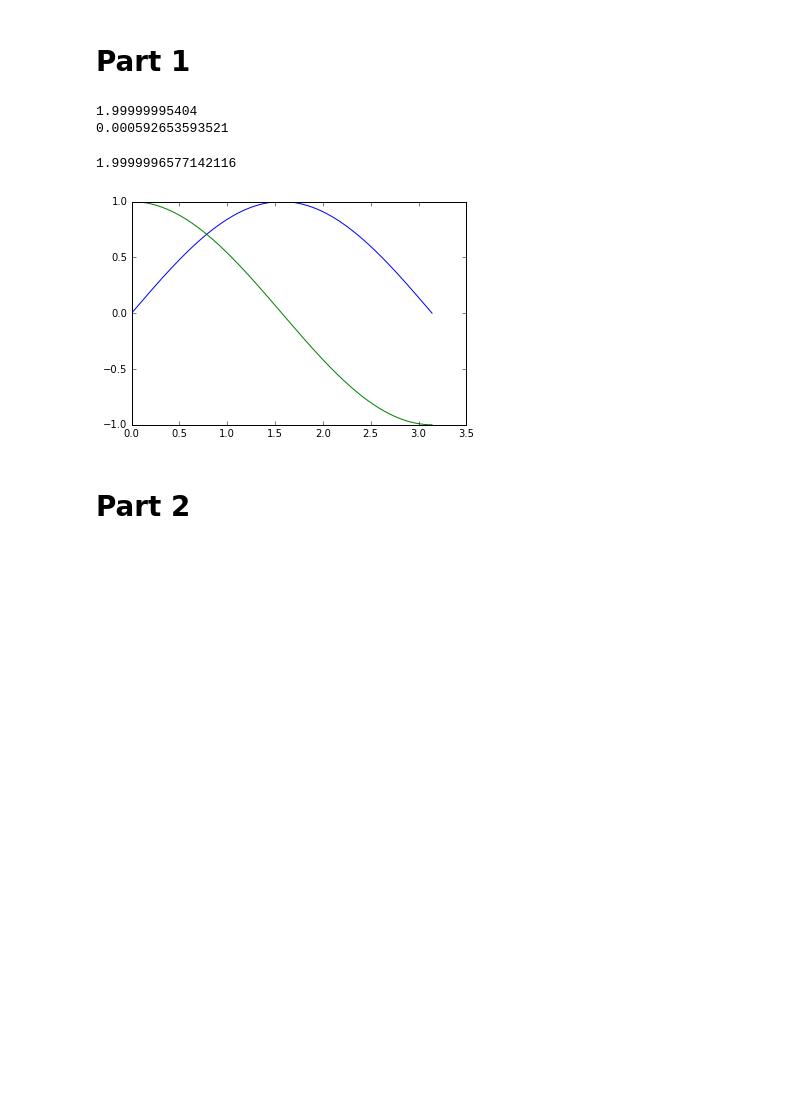
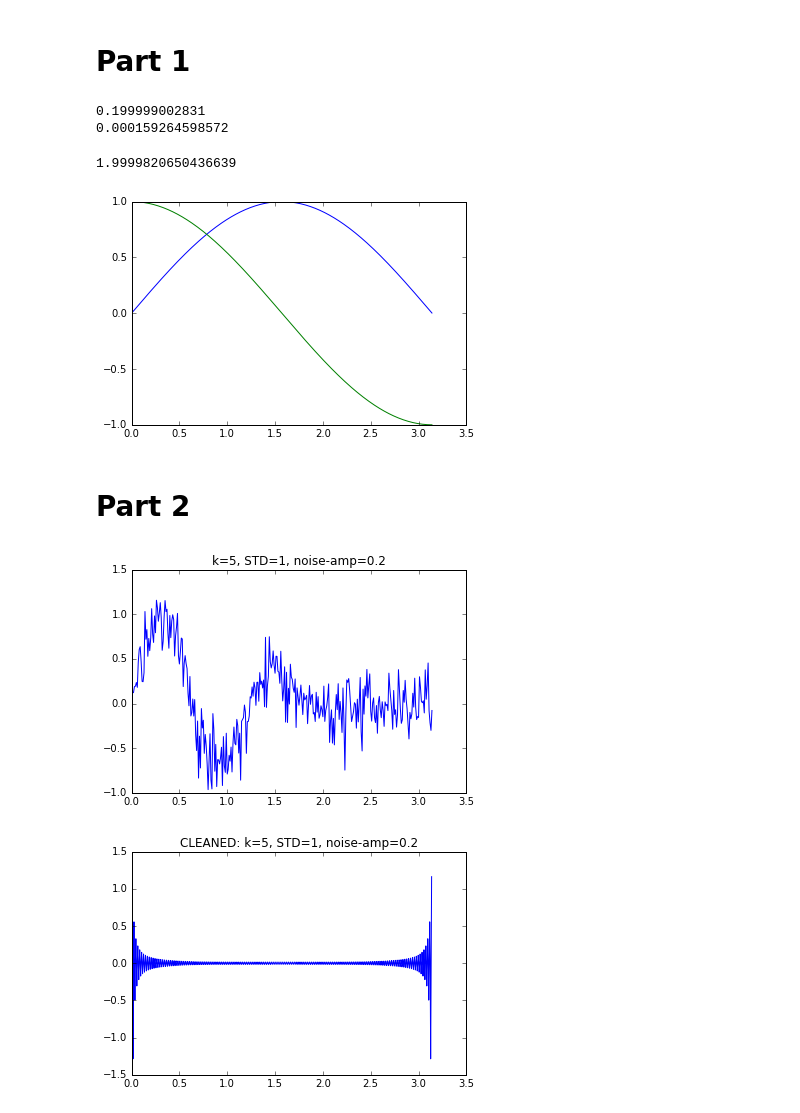
Before and after one commit to physics91si/s1dav1s-lab5, a Jupyter notebook: Lab 5.ipynb, the cells around one changed output. Drawn from its saved outputs; the diff is of its cells as text; code cells hidden in the pictures; blank space fills up the shorter version.

```diff
--- a/Lab 5.ipynb
+++ b/Lab 5.ipynb
@@ -7,14 +7,14 @@ import numpy as np
 import matplotlib.pyplot as plt
 import scipy.integrate as integrate
 
-
+plt.figure(1)
 #Integrate for sine
-x1= np.arange(0,np.pi, 0.001)
+x1= np.arange(0,np.pi, 0.01)
 y1= np.sin(x1)
 plt.plot(x1,y1)
 
 #Integrate for cosine
-x2= np.arange(0,np.pi, 0.001)
+x2= np.arange(0,np.pi, 0.01)
 y2= np.cos(x2)
 plt.plot(x2,y2)
 
@@ -30,9 +30,9 @@ np.trapz(y1, x1)
 
 #numpy function and my function produce very similar results
 # %% [output]
-1.99999995404
-0.000592653593521
+0.199999002831
+0.000159264598572
-1.9999996577142116
+1.9999820650436639
 [figure]
 # %% [markdown]
 # Part 2
@@ -90,0 +110,9 @@ main()  # calls your main function
+# %%
+
+main(0, np.pi,5,1,.2,1)
+#main(0, np.pi,.1,8,3,0)
+#main(x,.4,2,.5)
+#main(x,.9,1,1)
+# %% [output]
+[figure, added]
+[figure, added]
```
Also changed, not shown: parts of 1 cell of this notebook.
